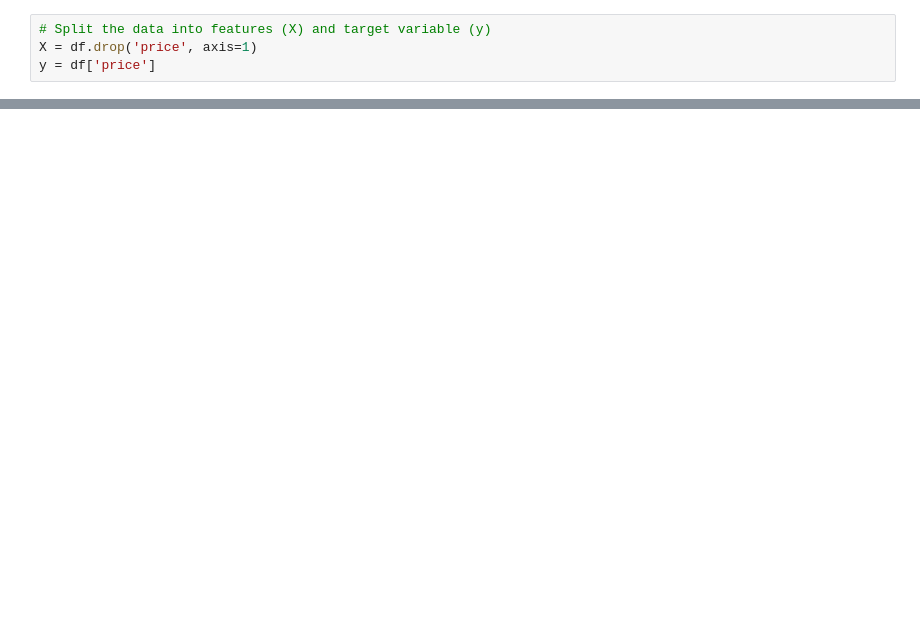
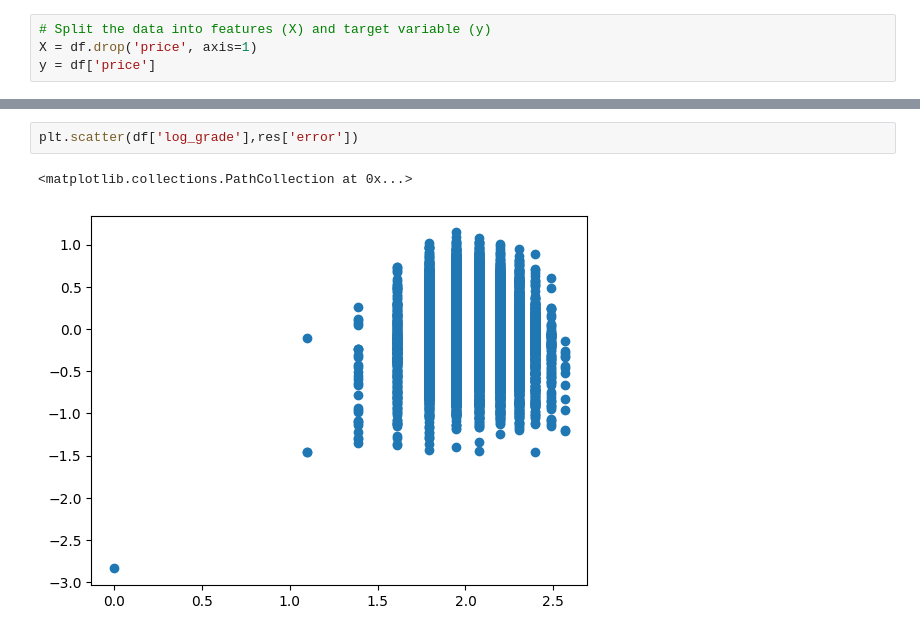
Before and after one commit to LuyiLiuAmber/Luyi, a Jupyter notebook: assignment 3 Luyi Liu.ipynb, the cells around one changed output, grey strips where cells are left out. Saved outputs shown, nothing was run; the diff lists cells and outputs as text; blank space fills up the shorter version.

```diff
--- a/assignment 3 Luyi Liu.ipynb
+++ b/assignment 3 Luyi Liu.ipynb
@@ -71,0 +257,5 @@ Top Features based on correlation analysis:
+# %%
+plt.scatter(df['log_grade'],res['error'])
+# %% [output]
+<matplotlib.collections.PathCollection at 0x...>
+[figure, added]
```
Also changed, not shown: parts of 63 cells of this notebook, 2 other files.
